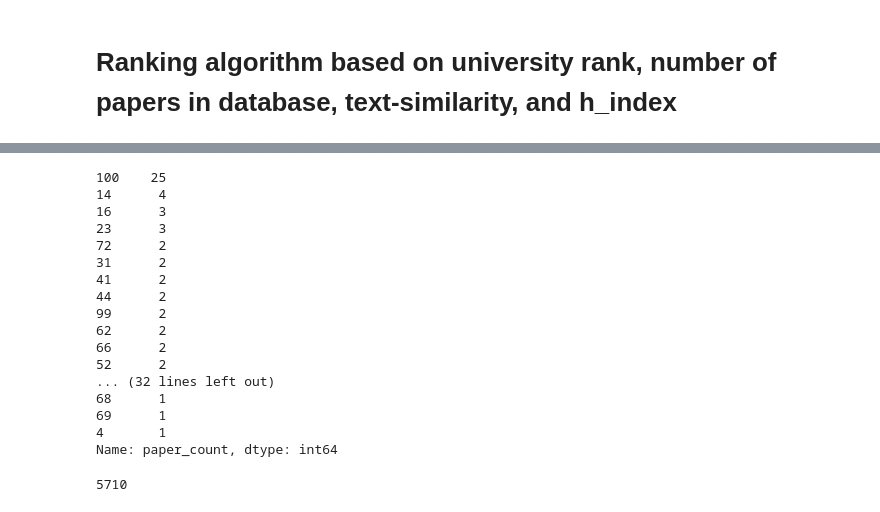
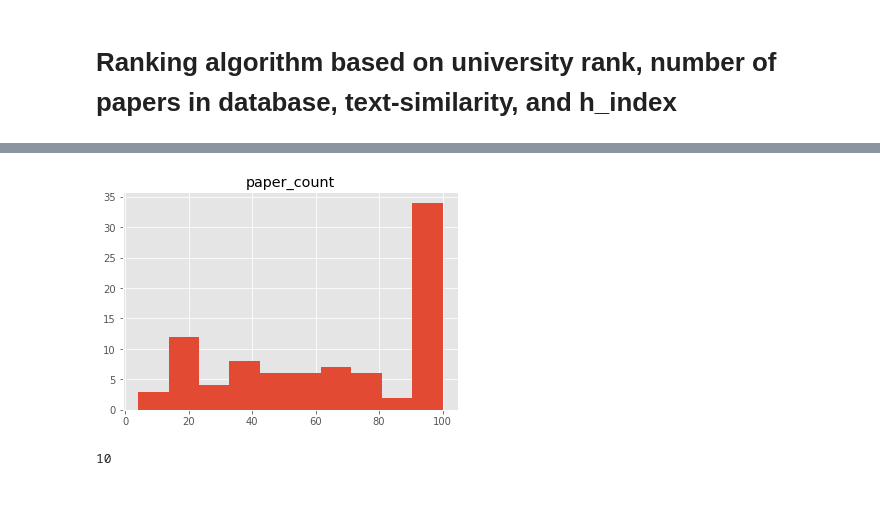
Before and after one commit to neha8anand/professor-profiler, a Jupyter notebook: my_app/database_update_model_test.ipynb, the cells around one changed output, grey strips where cells are left out. Drawn from its saved outputs; the diff is of its cells as text; code cells hidden in the pictures.

```diff
--- a/my_app/database_update_model_test.ipynb
+++ b/my_app/database_update_model_test.ipynb
@@ -65,8 +64,8 @@ df["h_index"] = df["indices"].apply(pd.Series)["h-index"].apply(pd.Series)["All"
 # %%
 from cleaning import database_cleaner
 # %%
-majors_df = database_cleaner('../data/json/majors_database.json')
-majors_df.head()
+df = database_cleaner('../data/json/majors_database.json')
+df.head()
 # %% [output]
 |  | university_name | location | rank | score | citations | email | google_scholar_link | indices | ... |
 | 0 | University of Texas--Austin (Cock... | Austin, TX | 1 | 4.7 | {'All': '5218', 'Since 2013': '28... | cverdin@austin.utexas.edu | https://scholar.google.com/citati... | {'h-index': {'All': '34', 'Since ... | ... |
@@ -74,27 +73,3 @@ majors_df.head()
 | 2 | University of Texas--Austin (Cock... | Austin, TX | 1 | 4.7 | {'All': '3255', 'Since 2013': '16... | vanoort@austin.utexas.edu | https://scholar.google.com/citati... | {'h-index': {'All': '27', 'Since ... | ... |
 | 3 | University of Texas--Austin (Cock... | Austin, TX | 1 | 4.7 | {'All': '15200', 'Since 2013': '7... | gpope@mail.utexas.edu | https://scholar.google.com/citati... | {'h-index': {'All': '63', 'Since ... | ... |
 | 4 | University of Texas--Austin (Cock... | Austin, TX | 1 | 4.7 | {'All': '732', 'Since 2013': '678... | daigle@austin.utexas.edu | https://scholar.google.com/citati... | {'h-index': {'All': '16', 'Since ... | ... |
-# %%
-majors_df["paper_count"].value_counts()
-# %% [output]
-100    25
-14      4
-16      3
-23      3
-72      2
-31      2
-41      2
-44      2
-99      2
-62      2
-66      2
-52      2
-... (32 lines left out)
-68      1
-69      1
-4       1
-Name: paper_count, dtype: int64
-# %%
-majors_df["paper_count"].sum()
-# %% [output]
-5710
@@ -100,0 +78,14 @@ majors_df["paper_count"].sum()
+# %%
+df["research_areas"] = df['research_areas'].apply(lambda x: " ".join(x))
+# %%
+import matplotlib.pyplot as plt
+%matplotlib inline
+plt.style.use('ggplot')
+df.hist(column="paper_count")
+plt.show()
+# %% [output]
+[figure, added]
+# %%
+sum(df["paper_count"] < 20)
+# %% [output]
+10
```
Also changed, not shown: parts of 7 cells of this notebook, 20 other files.
